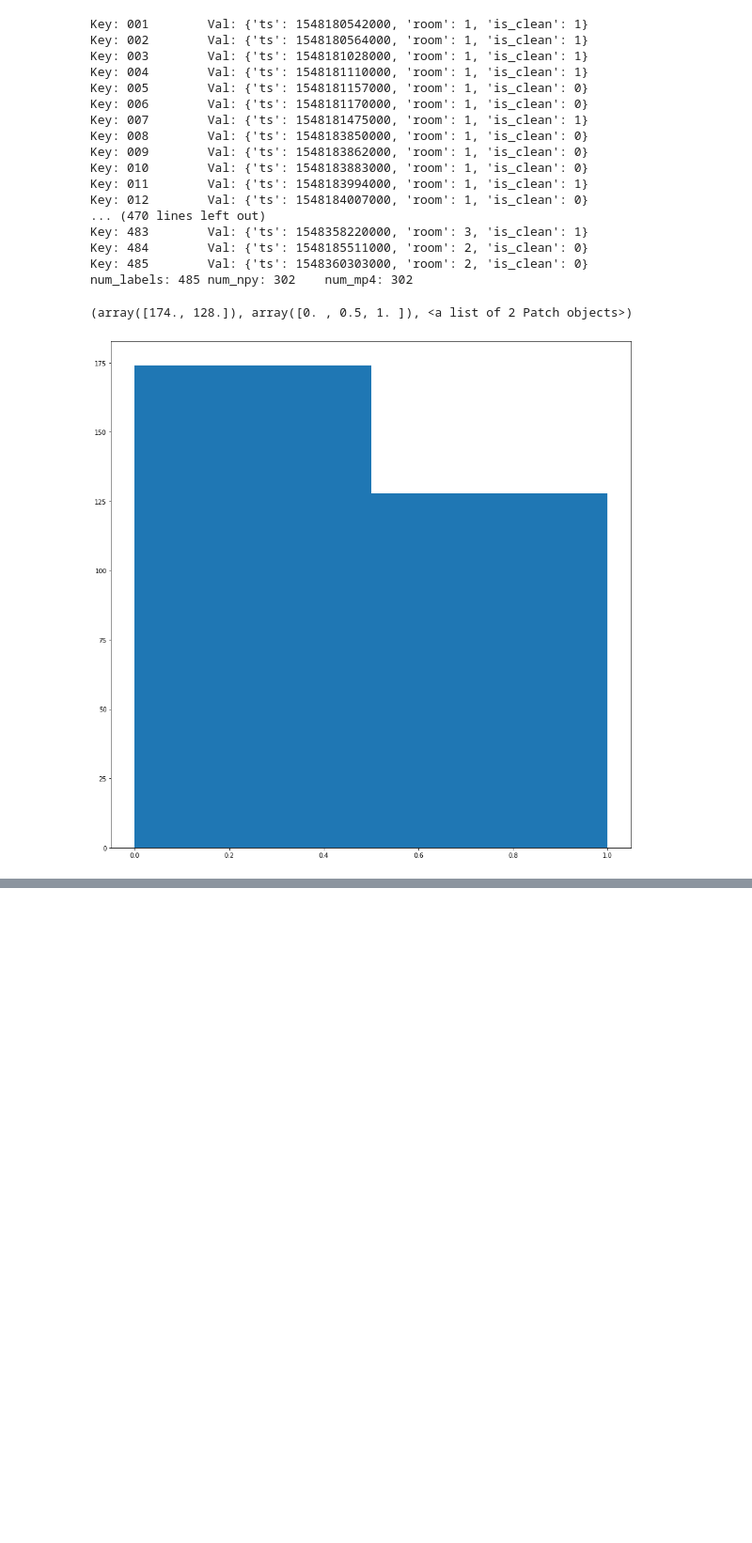
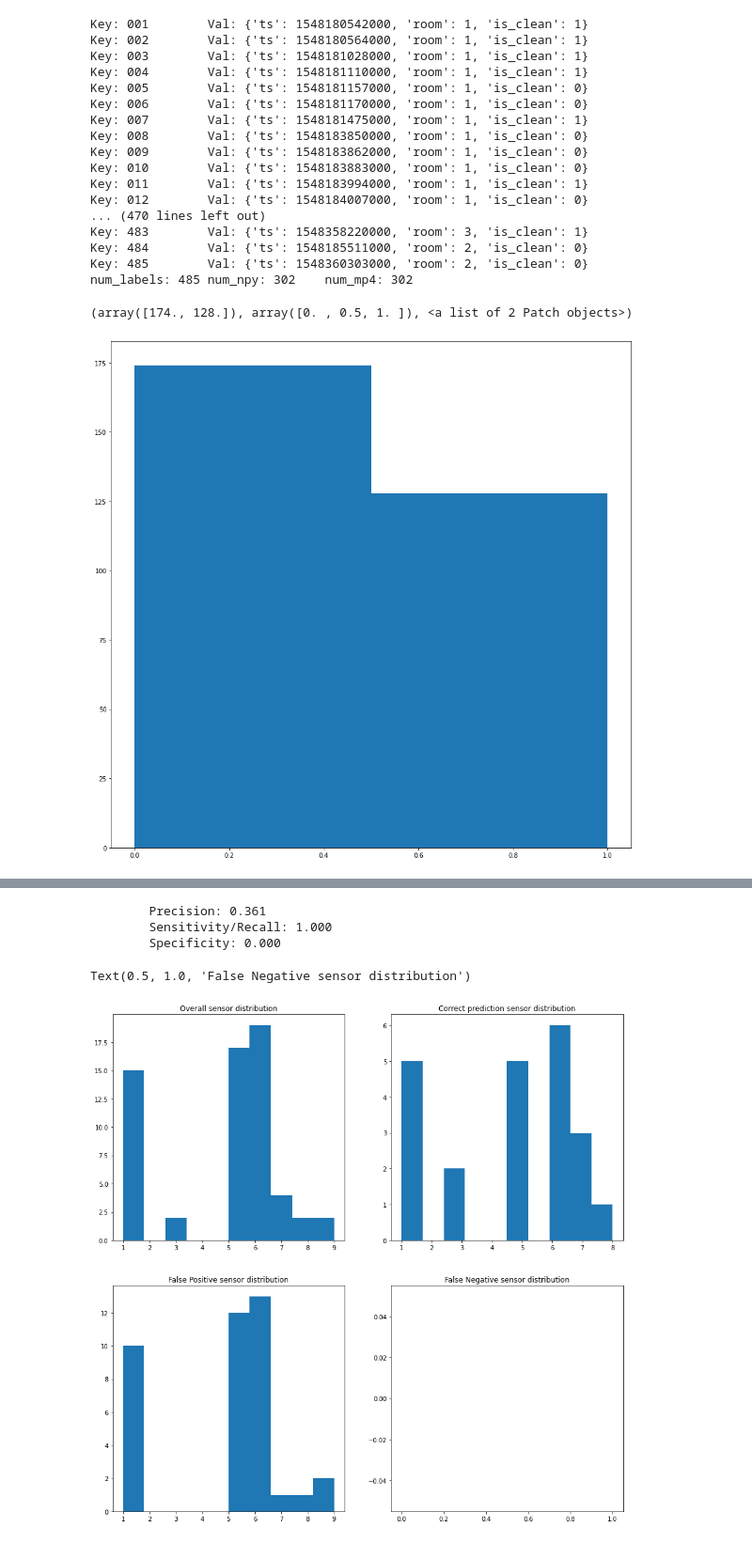
Before and after one commit to akashc1/projects, a Jupyter notebook: PAC_research_sample.ipynb, the cells around one changed output, grey strips where cells are left out. Shown at 94% size. Drawn from its saved outputs; the diff is of its cells as text; code cells hidden in the pictures; blank space fills up the shorter version.

```diff
--- a/PAC_research_sample.ipynb
+++ b/PAC_research_sample.ipynb
@@ -310,5 +310,0 @@ Validation loss: 0.6931471824645996     Validation acc: 0.36974358974358973
-# %%
-torch.cuda.empty_cache()
-x, _ = get_example(all_x, all_y, ind_numid_map, 300)
-x.shape[0]
-x[0].shape
@@ -341,0 +350,3 @@ def calc_final_metrics(model, all_data, val_ids, int_id_map):
+# %%
+df = decode_val_output(transfer_model, (all_x, all_y), val_ids, ind_numid_map)
+df.head()
@@ -341,0 +360,7 @@ def calc_final_metrics(model, all_data, val_ids, int_id_map):
+# %%
+avg_score = np.mean(df['avg_score_all'])
+print(f"Average video score: {avg_score:.2f}")
+
+df['pred'] = (df['avg_score_all'] > 0.5).astype(int)
+df['correct'] = (df['pred'] == df['gt']).astype(int)
+df.head()
@@ -341,0 +383,7 @@ def calc_final_metrics(model, all_data, val_ids, int_id_map):
+# %%
+df['sensor'] = df.apply(lambda x: labels[str(int(x['id'])).zfill(3)]['room'], axis=1)
+df['timestamp'] = df.apply(lambda x: labels[str(int(x['id'])).zfill(3)]['ts'], axis=1)
+df['TP'] = np.logical_and(df['gt'], df['pred']).astype(int)
+df['FP'] = np.logical_and(1 - df['gt'], df['pred']).astype(int)
+df['FN'] = np.logical_and(df['gt'], 1 - df['pred']).astype(int)
+df['TN'] = np.logical_and(1 - df['gt'], 1 - df['pred']).astype(int)
@@ -341,0 +399,41 @@ def calc_final_metrics(model, all_data, val_ids, int_id_map):
+# %%
+TP, FP, TN, FN = sum(df['TP']), sum(df['FP']), sum(df['TN']), sum(df['FN'])
+
+precision = TP / (TP + FP)
+sensitivity = recall = TP / (TP + FN)
+specificity = TN / (TN + FP)
+print(f"""
+        Precision: {precision:.3f}\t
+        Sensitivity/Recall: {recall:.3f}\t
+        Specificity: {specificity:.3f}
+        """)
+# %% [output]
+        Precision: 0.361
+        Sensitivity/Recall: 1.000
+        Specificity: 0.000
+# %%
+from datetime import datetime
+
+all_sensors = df['sensor']
+fp_sensors = df[df['FP'] == 1]['sensor']
+fn_sensors = df[df['FN'] == 1]['sensor']
+correct_sensors = df[df['correct'] == 1]['sensor']
+
+plt.subplot(2, 2, 1)
+plt.hist(all_sensors)
+plt.title('Overall sensor distribution')
+
+plt.subplot(2, 2, 2)
+plt.hist(correct_sensors)
+plt.title('Correct prediction sensor distribution')
+
+plt.subplot(2, 2, 3)
+plt.hist(fp_sensors)
+plt.title('False Positive sensor distribution')
+
+plt.subplot(2, 2, 4)
+plt.hist(fn_sensors)
+plt.title('False Negative sensor distribution')
+# %% [output]
+Text(0.5, 1.0, 'False Negative sensor distribution')
+[figure, added]
```
Also changed, not shown: parts of 12 cells of this notebook.
